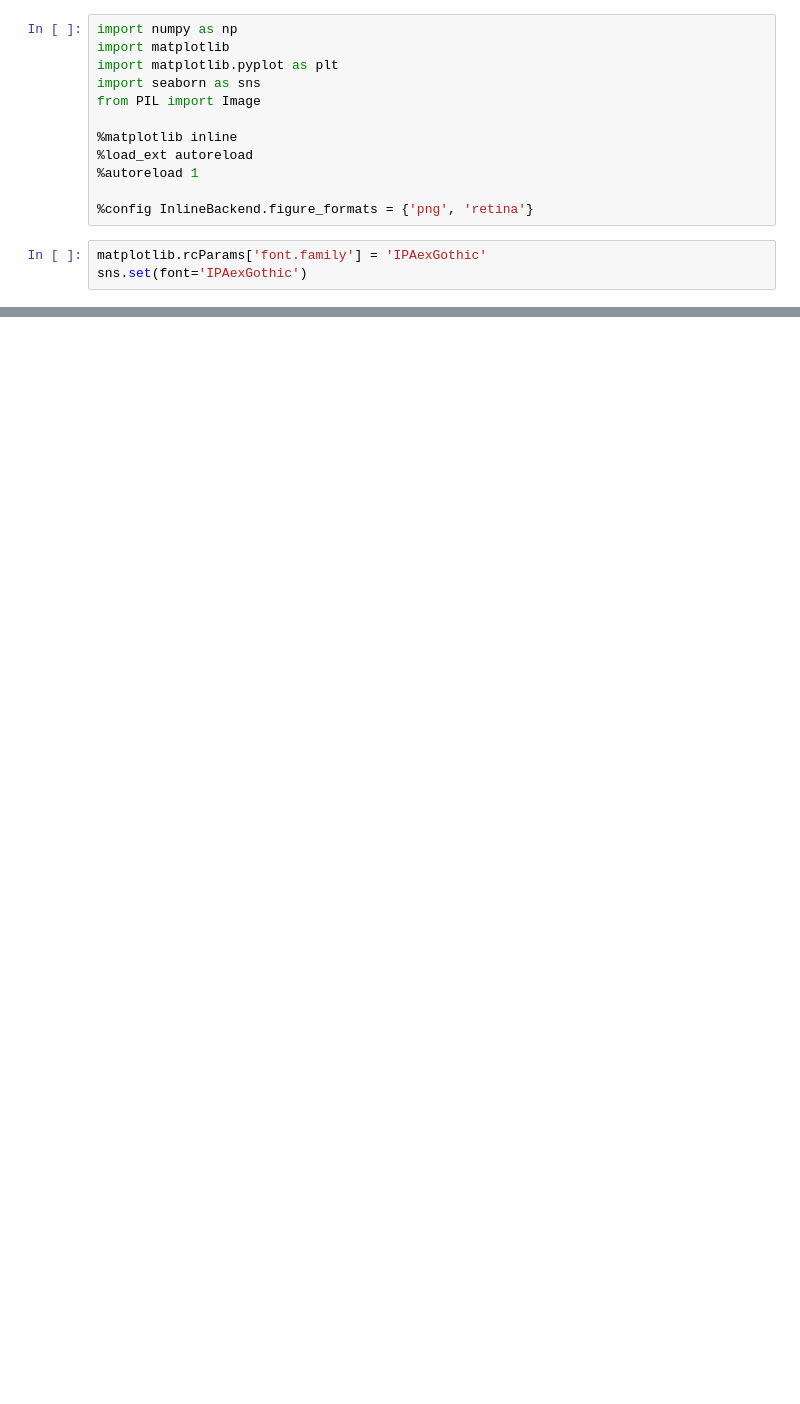
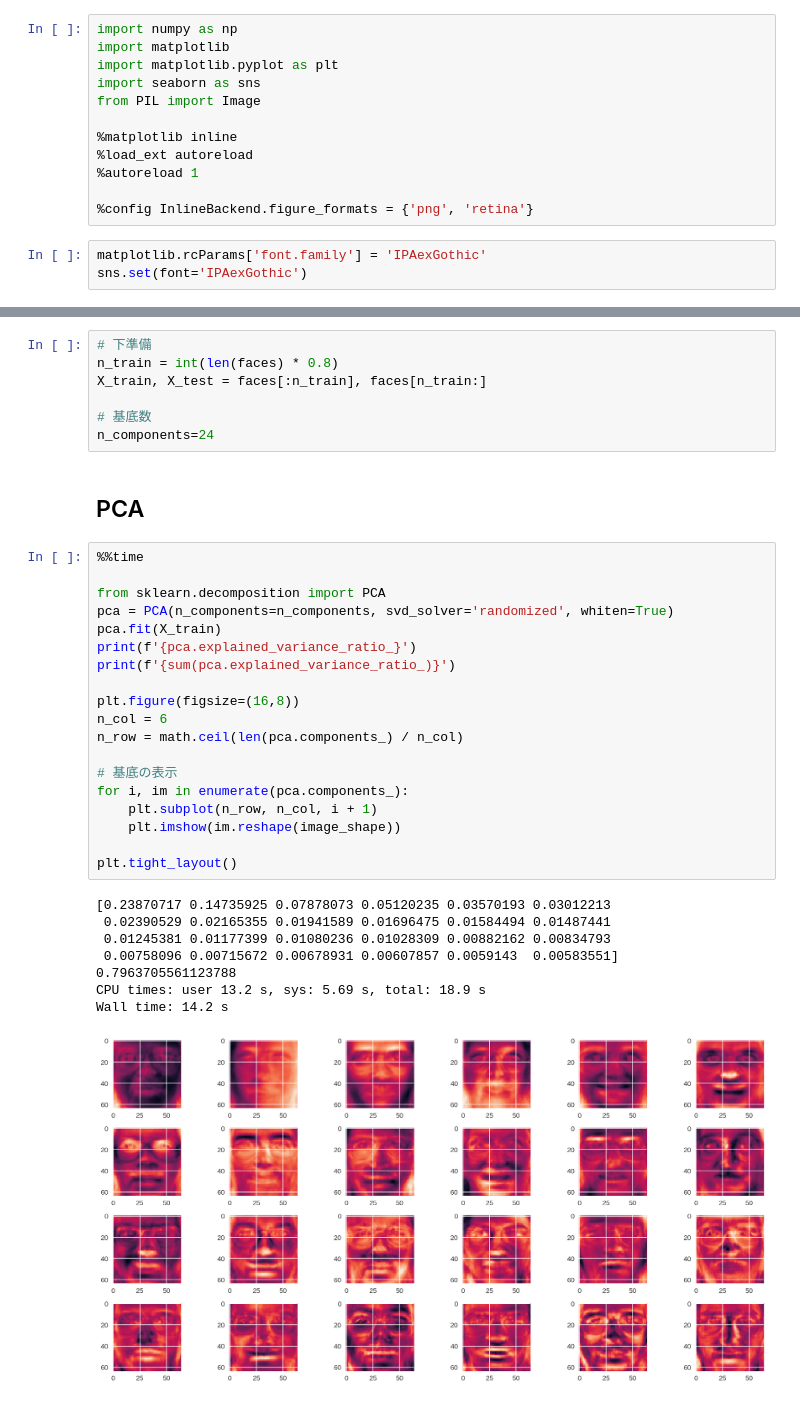
Before and after one commit to tksmd/hannari-python-3, a Jupyter notebook: demo.ipynb, the cells around one changed output, grey strips where cells are left out. Cells and saved outputs as stored; diff of their text form; blank space fills up the shorter version.

```diff
--- a/demo.ipynb
+++ b/demo.ipynb
@@ -36,0 +39,37 @@ plt.tight_layout()
+# %%
+# 下準備
+n_train = int(len(faces) * 0.8)
+X_train, X_test = faces[:n_train], faces[n_train:]
+
+# 基底数
+n_components=24
+# %% [markdown]
+## PCA
+# %%
+%%time
+
+from sklearn.decomposition import PCA
+pca = PCA(n_components=n_components, svd_solver='randomized', whiten=True)
+pca.fit(X_train)
+print(f'{pca.explained_variance_ratio_}')
+print(f'{sum(pca.explained_variance_ratio_)}')
+
+plt.figure(figsize=(16,8))
+n_col = 6
+n_row = math.ceil(len(pca.components_) / n_col)
+
+# 基底の表示
+for i, im in enumerate(pca.components_):
+    plt.subplot(n_row, n_col, i + 1)
+    plt.imshow(im.reshape(image_shape))
+
+plt.tight_layout()
+# %% [output]
+[0.23870717 0.14735925 0.07878073 0.05120235 0.03570193 0.03012213
+ 0.02390529 0.02165355 0.01941589 0.01696475 0.01584494 0.01487441
+ 0.01245381 0.01177399 0.01080236 0.01028309 0.00882162 0.00834793
+ 0.00758096 0.00715672 0.00678931 0.00607857 0.0059143  0.00583551]
+0.7963705561123788
+CPU times: user 13.2 s, sys: 5.69 s, total: 18.9 s
+Wall time: 14.2 s
+[figure, added]
```
Also changed, not shown: parts of 13 cells of this notebook.
